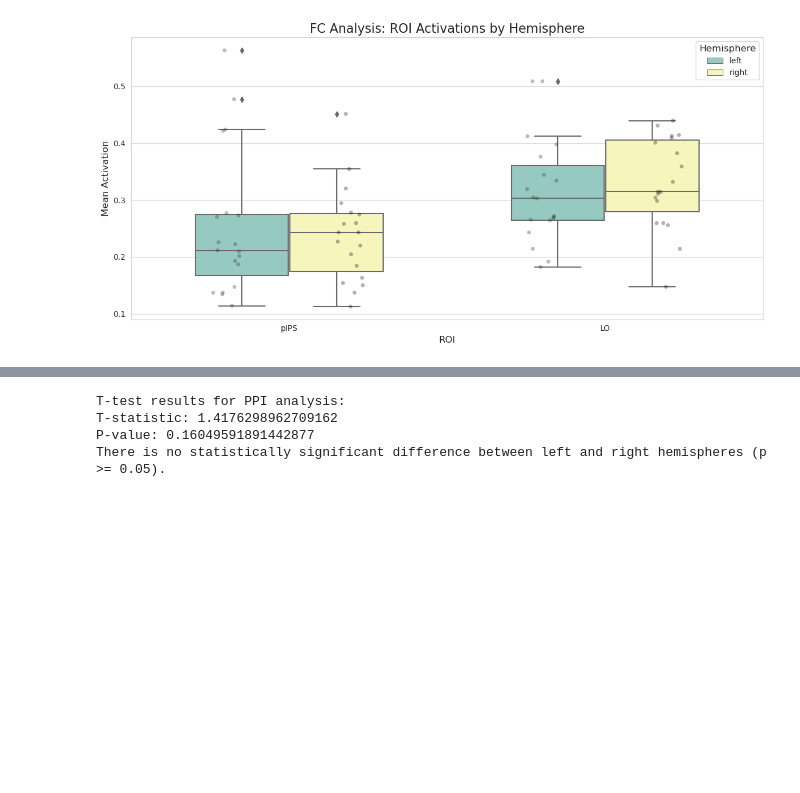
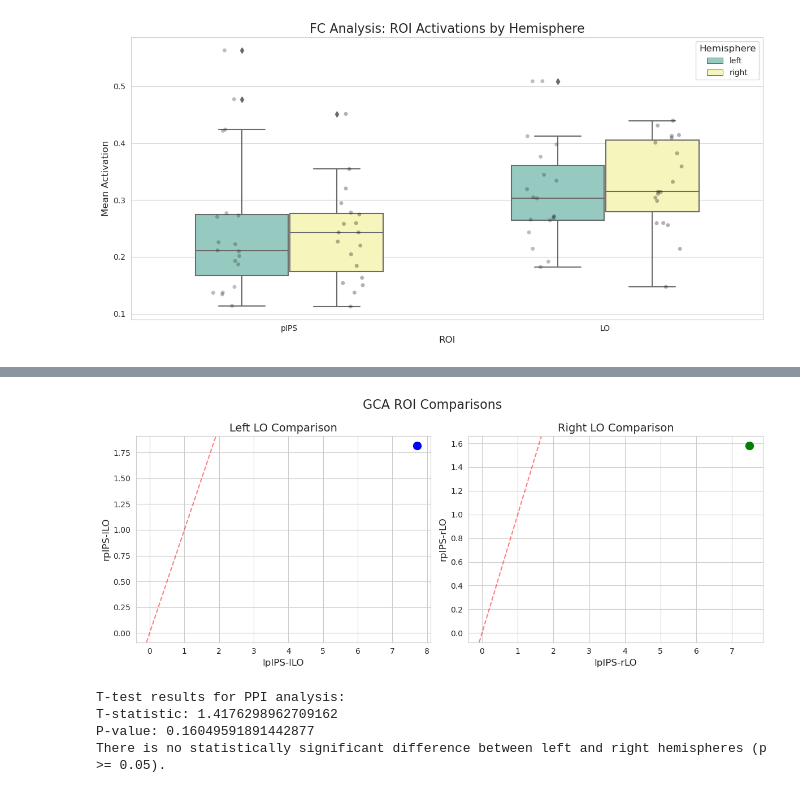
Before and after one commit to cnsimmons/ptoc, a Jupyter notebook: analyses/gca/visualize_roi.ipynb, the cells around one changed output, grey strips where cells are left out. Cells and saved outputs as stored; diff of their text form; code cells hidden in the pictures; blank space fills up the shorter version.

Commit message:
figures

```diff
--- a/analyses/gca/visualize_roi.ipynb
+++ b/analyses/gca/visualize_roi.ipynb
@@ -222,0 +223,79 @@ Files: 'ppi_roi_activations.png' and 'fc_roi_activations.png'
+# %%
+import pandas as pd
+import matplotlib.pyplot as plt
+import seaborn as sns
+from scipy import stats
+
+# File path
+results_dir = '/user_data/csimmon2/git_repos/ptoc/results'
+input_file = f"{results_dir}/gca/subject_roi_pair_summary.csv"
+
+# Read the CSV file
+df = pd.read_csv(input_file)
+
+# Set the 'sub' column as the index
+df.set_index('sub', inplace=True)
+
+# Print column names
+print("Column names in the dataframe:")
+print(df.columns)
+
+# Print the first few rows of the dataframe
+print("\nFirst few rows of the dataframe:")
+print(df.head())
+
+def create_comparison_plots(data):
+    # Calculate means across subjects
+    means = data.mean()
+
+    # Create a figure with two subplots
+    fig, (ax1, ax2) = plt.subplots(1, 2, figsize=(12, 5))
+    fig.suptitle('GCA ROI Comparisons', fontsize=16)
+
+    # Plot 1: lpIPS-lLO vs rpIPS-lLO
+    ax1.scatter(means['lpIPS-lLO'], means['rpIPS-lLO'], s=100, color='blue')
+    ax1.set_xlabel('lpIPS-lLO', fontsize=12)
+    ax1.set_ylabel('rpIPS-lLO', fontsize=12)
+    ax1.set_title('Left LO Comparison', fontsize=14)
+    ax1.axline((0, 0), slope=1, color='red', linestyle='--', alpha=0.5)  # Add y=x line
+
+    # Plot 2: lpIPS-rLO vs rpIPS-rLO
+    ax2.scatter(means['lpIPS-rLO'], means['rpIPS-rLO'], s=100, color='green')
+    ax2.set_xlabel('lpIPS-rLO', fontsize=12)
+    ax2.set_ylabel('rpIPS-rLO', fontsize=12)
+    ax2.set_title('Right LO Comparison', fontsize=14)
+    ax2.axline((0, 0), slope=1, color='red', linestyle='--', alpha=0.5)  # Add y=x line
+
+    plt.tight_layout()
+    output_path = f"{results_dir}/gca/roi_comparisons.png"
+    #plt.savefig(output_path, dpi=300, bbox_inches='tight')
+    #plt.close()
+
+# Generate plots
+create_comparison_plots(df)
+
+print(f"\nROI comparison plot has been saved to {results_dir}/gca/roi_comparisons.png")
+
+# Perform paired t-tests
+t_stat_lLO, p_val_lLO = stats.ttest_rel(df['lpIPS-lLO'], df['rpIPS-lLO'])
+print("\nPaired t-test results for lpIPS-lLO vs rpIPS-lLO:")
+print(f"t-statistic: {t_stat_lLO}")
+print(f"p-value: {p_val_lLO}")
+
+t_stat_rLO, p_val_rLO = stats.ttest_rel(df['lpIPS-rLO'], df['rpIPS-rLO'])
+print("\nPaired t-test results for lpIPS-rLO vs rpIPS-rLO:")
+print(f"t-statistic: {t_stat_rLO}")
+print(f"p-value: {p_val_rLO}")
+
+# Save the comparison results
+with open(f"{results_dir}/gca/roi_comparison_results.txt", 'w') as f:
+    f.write("ROI Comparison Results:\n\n")
+    f.write(f"lpIPS-lLO vs rpIPS-lLO:\n")
+    f.write(f"t-statistic: {t_stat_lLO}\n")
+    f.write(f"p-value: {p_val_lLO}\n\n")
+    f.write(f"lpIPS-rLO vs rpIPS-rLO:\n")
+    f.write(f"t-statistic: {t_stat_rLO}\n")
+    f.write(f"p-value: {p_val_rLO}\n")
+
+print(f"\nROI comparison results have been saved to {results_dir}/gca/roi_comparison_results.txt")
+# %% [output]
@@ -223,3 +319,4 @@ Files: 'ppi_roi_activations.png' and 'fc_roi_activations.png'
+[figure, added]
 # %%
 import pandas as pd
 import matplotlib.pyplot as plt
```
Also changed, not shown: parts of 2 cells of this notebook.
